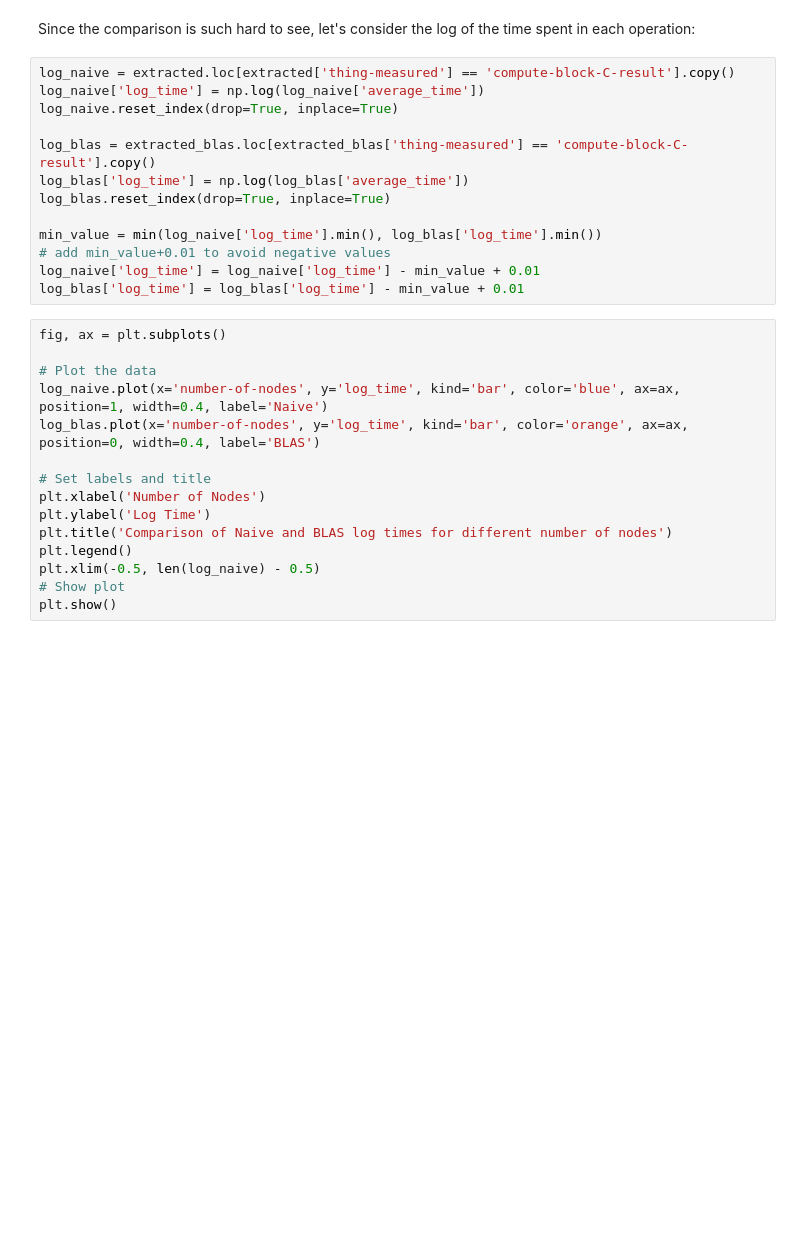
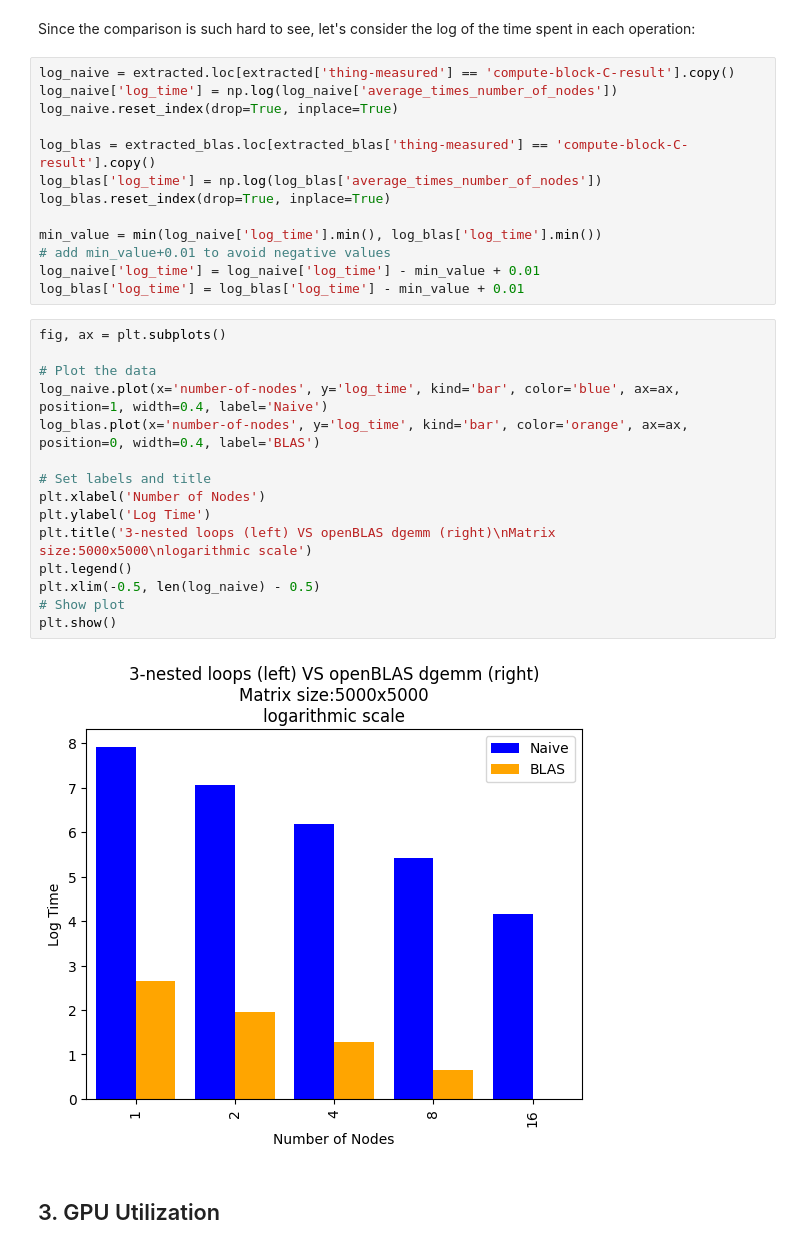
Before and after one commit to IsacPasianotto/Parallel-Programming-HPC, a Jupyter notebook: mat-mat-mul/plots/plot-maker.ipynb, the cells around one changed output. Saved outputs shown, nothing was run; the diff lists cells and outputs as text; blank space fills up the shorter version.

```diff
--- a/mat-mat-mul/plots/plot-maker.ipynb
+++ b/mat-mat-mul/plots/plot-maker.ipynb
@@ -133,11 +155,11 @@ KeyError: 'average_time'
 Since the comparison is such hard to see, let's consider the log of the time spent in each operation:
 # %%
 log_naive = extracted.loc[extracted['thing-measured'] == 'compute-block-C-result'].copy()
-log_naive['log_time'] = np.log(log_naive['average_time'])
+log_naive['log_time'] = np.log(log_naive['average_times_number_of_nodes'])
 log_naive.reset_index(drop=True, inplace=True)
 
 log_blas = extracted_blas.loc[extracted_blas['thing-measured'] == 'compute-block-C-result'].copy()
-log_blas['log_time'] = np.log(log_blas['average_time'])
+log_blas['log_time'] = np.log(log_blas['average_times_number_of_nodes'])
 log_blas.reset_index(drop=True, inplace=True)
 
 min_value = min(log_naive['log_time'].min(), log_blas['log_time'].min())
@@ -147,15 +169,19 @@ log_blas['log_time'] = log_blas['log_time'] - min_value + 0.01
 # %%
 fig, ax = plt.subplots()
 
 # Plot the data
 log_naive.plot(x='number-of-nodes', y='log_time', kind='bar', color='blue', ax=ax, position=1, width=0.4, label='Naive')
 log_blas.plot(x='number-of-nodes', y='log_time', kind='bar', color='orange', ax=ax, position=0, width=0.4, label='BLAS')
 
 # Set labels and title
 plt.xlabel('Number of Nodes')
 plt.ylabel('Log Time')
-plt.title('Comparison of Naive and BLAS log times for different number of nodes')
+plt.title('3-nested loops (left) VS openBLAS dgemm (right)\nMatrix size:5000x5000\nlogarithmic scale')
 plt.legend()
 plt.xlim(-0.5, len(log_naive) - 0.5)
 # Show plot
 plt.show()
+# %% [output]
+[figure, added]
+# %% [markdown]
+## 3. GPU Utilization
```
Also changed, not shown: parts of 18 cells of this notebook, 10 other files.
